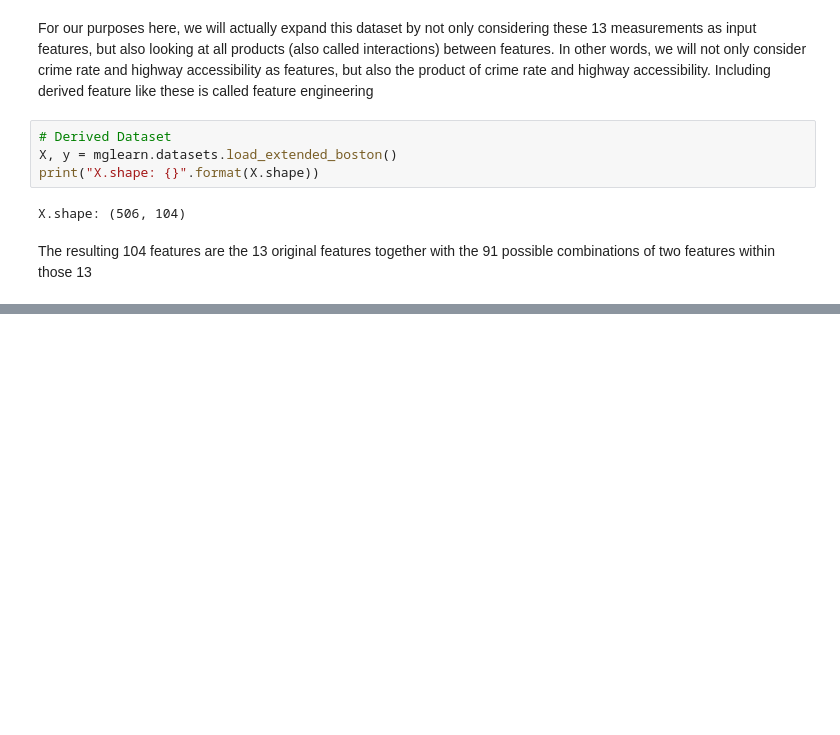
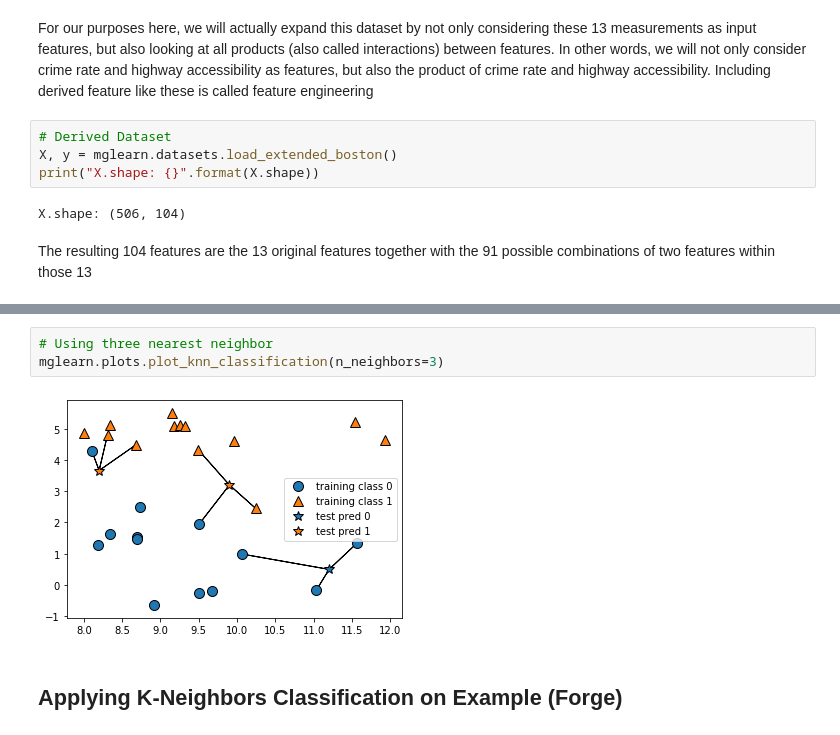
Before and after one commit to AyaElghannam/Books, a Jupyter notebook: Introduction to Machine Learning with Python - A Guide for Data Scientists 2017/Introduction to Machine Learning with Python CH2.ipynb, the cells around one changed output, grey strips where cells are left out. Cells and saved outputs as stored; diff of their text form; blank space fills up the shorter version.

```diff
--- a/Introduction to Machine Learning with Python - A Guide for Data Scientists 2017/Introduction to Machine Learning with Python CH2.ipynb
+++ b/Introduction to Machine Learning with Python - A Guide for Data Scientists 2017/Introduction to Machine Learning with Python CH2.ipynb
@@ -126,0 +165,7 @@ The resulting 104 features are the 13 original features together with the 91 pos
+# %%
+# Using three nearest neighbor
+mglearn.plots.plot_knn_classification(n_neighbors=3)
+# %% [output]
+[figure, added]
+# %% [markdown]
+## Applying K-Neighbors Classification on Example (Forge)
```
Also changed, not shown: parts of 32 cells of this notebook, 1 other file.
